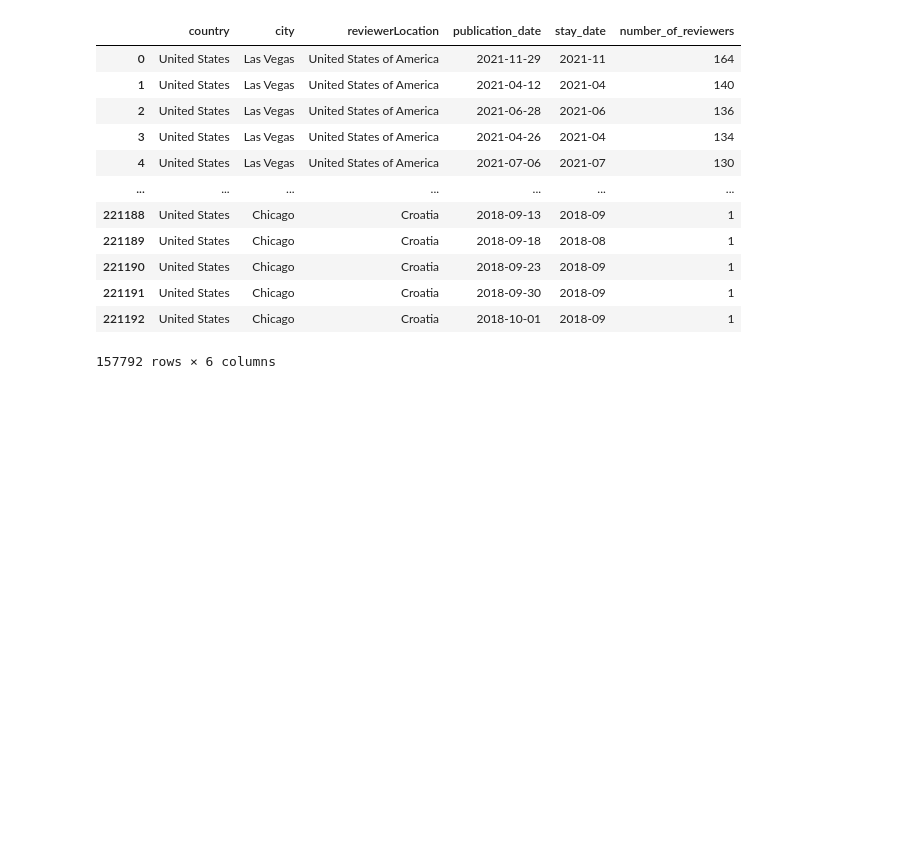
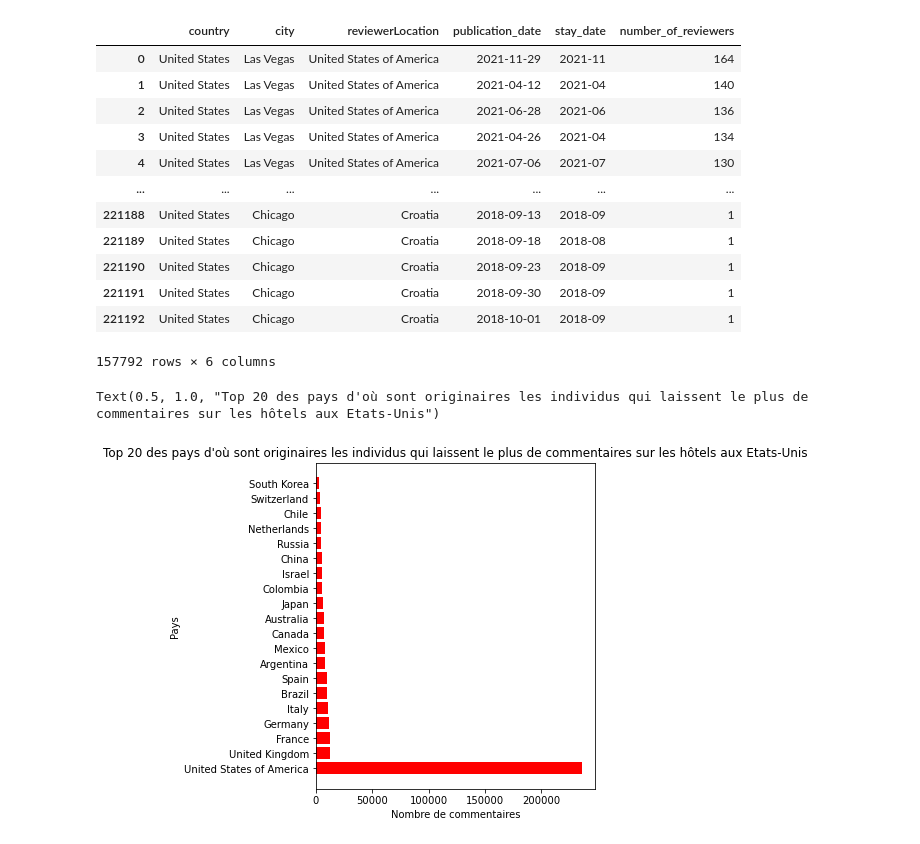
Before and after one commit to julienowack/stat_app, a Jupyter notebook: exploration des bdd.ipynb, the cells around one changed output. Saved outputs shown, nothing was run; the diff lists cells and outputs as text; code cells hidden in the pictures; blank space fills up the shorter version.

```diff
--- a/exploration des bdd.ipynb
+++ b/exploration des bdd.ipynb
@@ -626,3 +626,13 @@ df_reviews_usa
 | 221191 | United States | Chicago | Croatia | 2018-09-30 | 2018-09 | 1 |
 | 221192 | United States | Chicago | Croatia | 2018-10-01 | 2018-09 | 1 |
 157792 rows × 6 columns
+# %%
+df_reviews_US_location_top20= df_reviews_usa.groupby("reviewerLocation", as_index=False).sum().sort_values('number_of_reviewers', ascending = False).head(20)
+fig = plt.figure(1, figsize=(5, 6))
+plt.barh(df_reviews_US_location_top20["reviewerLocation"], df_reviews_US_location_top20['number_of_reviewers'], color="red")
+plt.xlabel("Nombre de commentaires")
+plt.ylabel('Pays')
+plt.title("Top 20 des pays d'où sont originaires les individus qui laissent le plus de commentaires sur les hôtels aux Etats-Unis")
+# %% [output]
+Text(0.5, 1.0, "Top 20 des pays d'où sont originaires les individus qui laissent le plus de commentaires sur les hôtels aux Etats-Unis")
+[figure, added]
```
Also changed, not shown: parts of 2 cells of this notebook.
